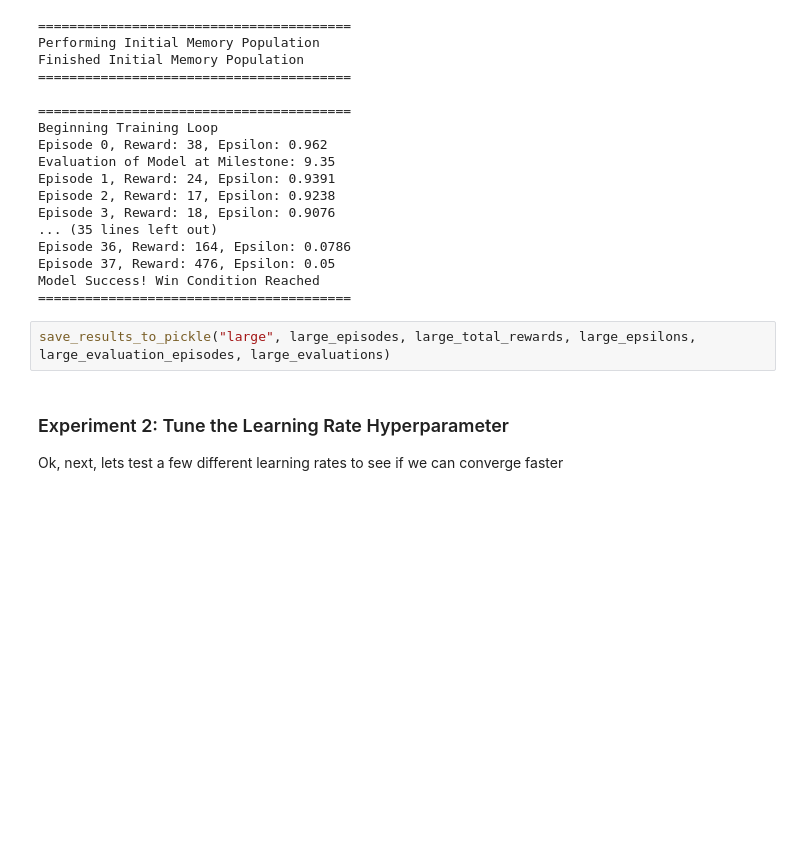
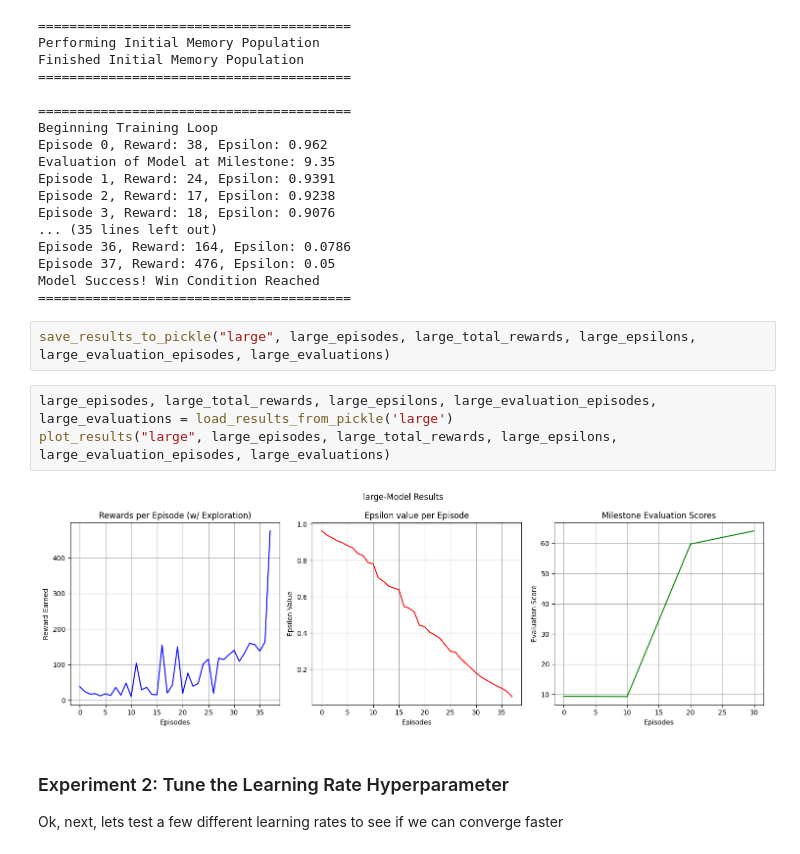
Before and after one commit to b5050d/CSCA5642Final, a Jupyter notebook: final.ipynb, the cells around one changed output. Saved outputs shown, nothing was run; the diff lists cells and outputs as text; blank space fills up the shorter version.

```diff
--- a/final.ipynb
+++ b/final.ipynb
@@ -833,6 +933,11 @@ Model Success! Win Condition Reached
 ========================================
 # %%
 save_results_to_pickle("large", large_episodes, large_total_rewards, large_epsilons, large_evaluation_episodes, large_evaluations)
+# %%
+large_episodes, large_total_rewards, large_epsilons, large_evaluation_episodes, large_evaluations = load_results_from_pickle('large')
+plot_results("large", large_episodes, large_total_rewards, large_epsilons, large_evaluation_episodes, large_evaluations)
+# %% [output]
+[figure, added]
 # %% [markdown]
 ### Experiment 2: Tune the Learning Rate Hyperparameter
 
```
Also changed, not shown: parts of 19 cells of this notebook, 1 other file.
